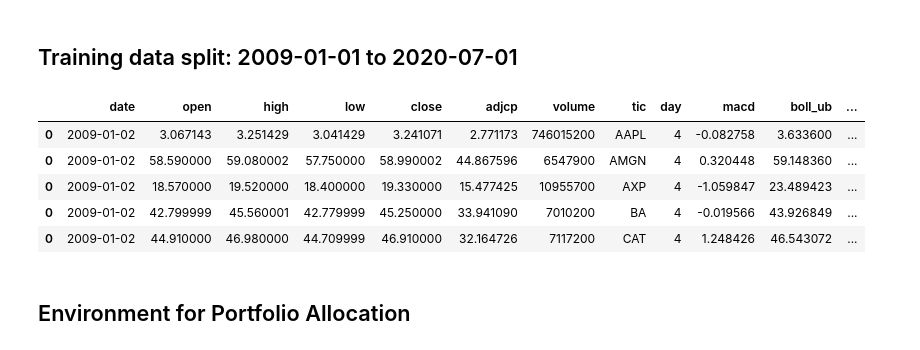
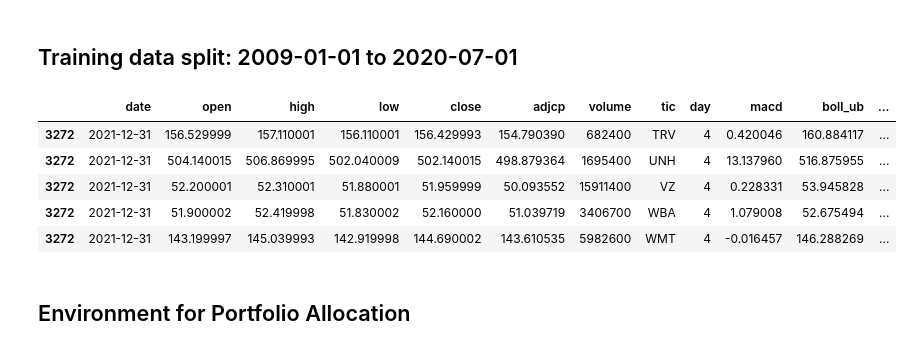
Before and after one commit to bassemfg/FinRL-Meta, a Jupyter notebook: tutorials/1-Introduction/FinRL_PortfolioAllocation_NeurIPS_2020.ipynb, the cells around one changed output. Cells and saved outputs as stored; diff of their text form; code cells hidden in the pictures.

```diff
--- a/tutorials/1-Introduction/FinRL_PortfolioAllocation_NeurIPS_2020.ipynb
+++ b/tutorials/1-Introduction/FinRL_PortfolioAllocation_NeurIPS_2020.ipynb
@@ -130,7 +133,7 @@ print(config_tickers.DOW_30_TICKER)
 # %%
 dp = YahooFinanceProcessor()
 df = dp.download_data(start_date = '2008-01-01',
-                     end_date = '2021-10-31',
+                     end_date = '2022-07-08',
                      ticker_list = config_tickers.DOW_30_TICKER, time_interval='1D')
 # %% [output]
 [*********************100%***********************]  1 of 1 completed
@@ -233,17 +266,17 @@ Our trading environments, based on OpenAI Gym framework, simulate live stock mar
 # %% [markdown]
 ## Training data split: 2009-01-01 to 2020-07-01
 # %%
-train = data_split(df, '2009-01-01','2020-07-01')
+train = data_split(df, '2009-01-01','2022-01-01')
 #trade = data_split(df, '2020-01-01', config.END_DATE)
 # %%
-train.head()
+train.tail()
 # %% [output]
 |  | date | open | high | low | close | adjcp | volume | tic | day | macd | boll_ub | ... |
-| 0 | 2009-01-02 | 3.067143 | 3.251429 | 3.041429 | 3.241071 | 2.771173 | 746015200 | AAPL | 4 | -0.082758 | 3.633600 | ... |
-| 0 | 2009-01-02 | 58.590000 | 59.080002 | 57.750000 | 58.990002 | 44.867596 | 6547900 | AMGN | 4 | 0.320448 | 59.148360 | ... |
-| 0 | 2009-01-02 | 18.570000 | 19.520000 | 18.400000 | 19.330000 | 15.477425 | 10955700 | AXP | 4 | -1.059847 | 23.489423 | ... |
-| 0 | 2009-01-02 | 42.799999 | 45.560001 | 42.779999 | 45.250000 | 33.941090 | 7010200 | BA | 4 | -0.019566 | 43.926849 | ... |
-| 0 | 2009-01-02 | 44.910000 | 46.980000 | 44.709999 | 46.910000 | 32.164726 | 7117200 | CAT | 4 | 1.248426 | 46.543072 | ... |
+| 3272 | 2021-12-31 | 156.529999 | 157.110001 | 156.110001 | 156.429993 | 154.790390 | 682400 | TRV | 4 | 0.420046 | 160.884117 | ... |
+| 3272 | 2021-12-31 | 504.140015 | 506.869995 | 502.040009 | 502.140015 | 498.879364 | 1695400 | UNH | 4 | 13.137960 | 516.875955 | ... |
+| 3272 | 2021-12-31 | 52.200001 | 52.310001 | 51.880001 | 51.959999 | 50.093552 | 15911400 | VZ | 4 | 0.228331 | 53.945828 | ... |
+| 3272 | 2021-12-31 | 51.900002 | 52.419998 | 51.830002 | 52.160000 | 51.039719 | 3406700 | WBA | 4 | 1.079008 | 52.675494 | ... |
+| 3272 | 2021-12-31 | 143.199997 | 145.039993 | 142.919998 | 144.690002 | 143.610535 | 5982600 | WMT | 4 | -0.016457 | 146.288269 | ... |
 # %% [markdown]
 ## Environment for Portfolio Allocation
 # %%
```
Also changed, not shown: parts of 23 cells of this notebook, 9 other files.
